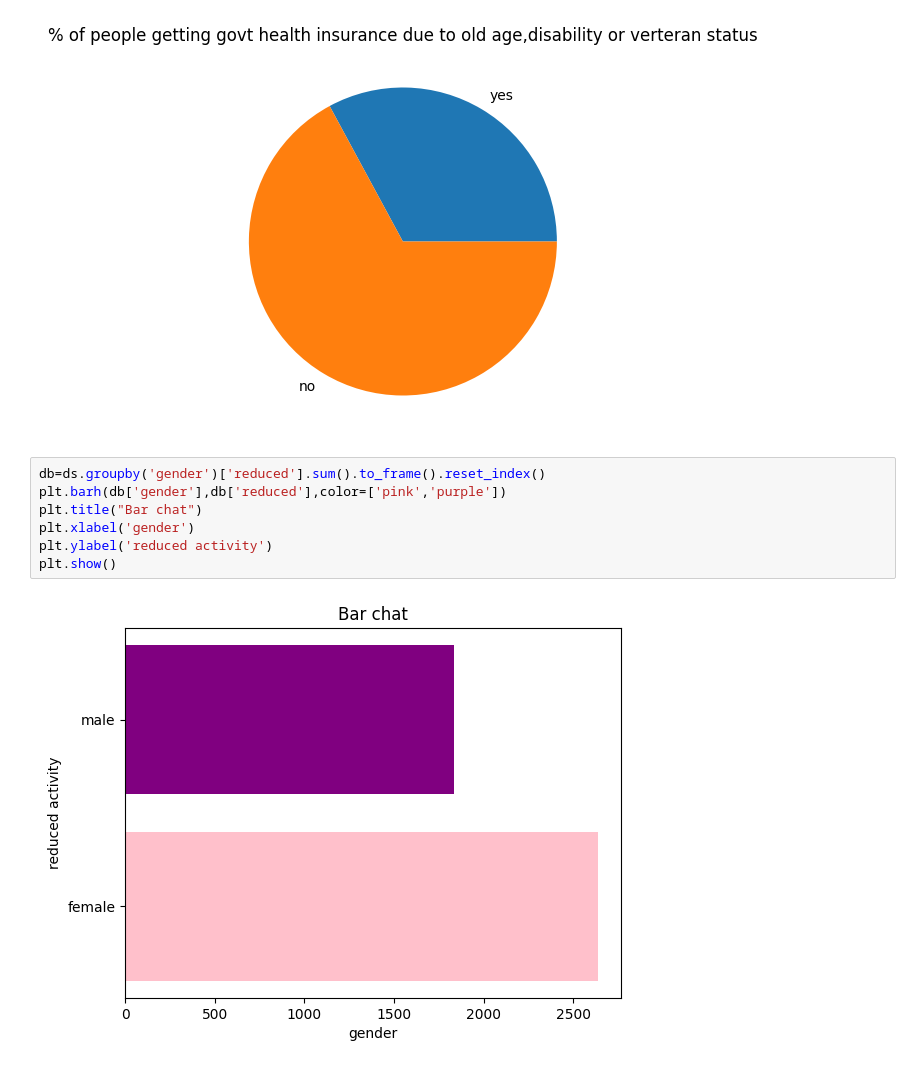
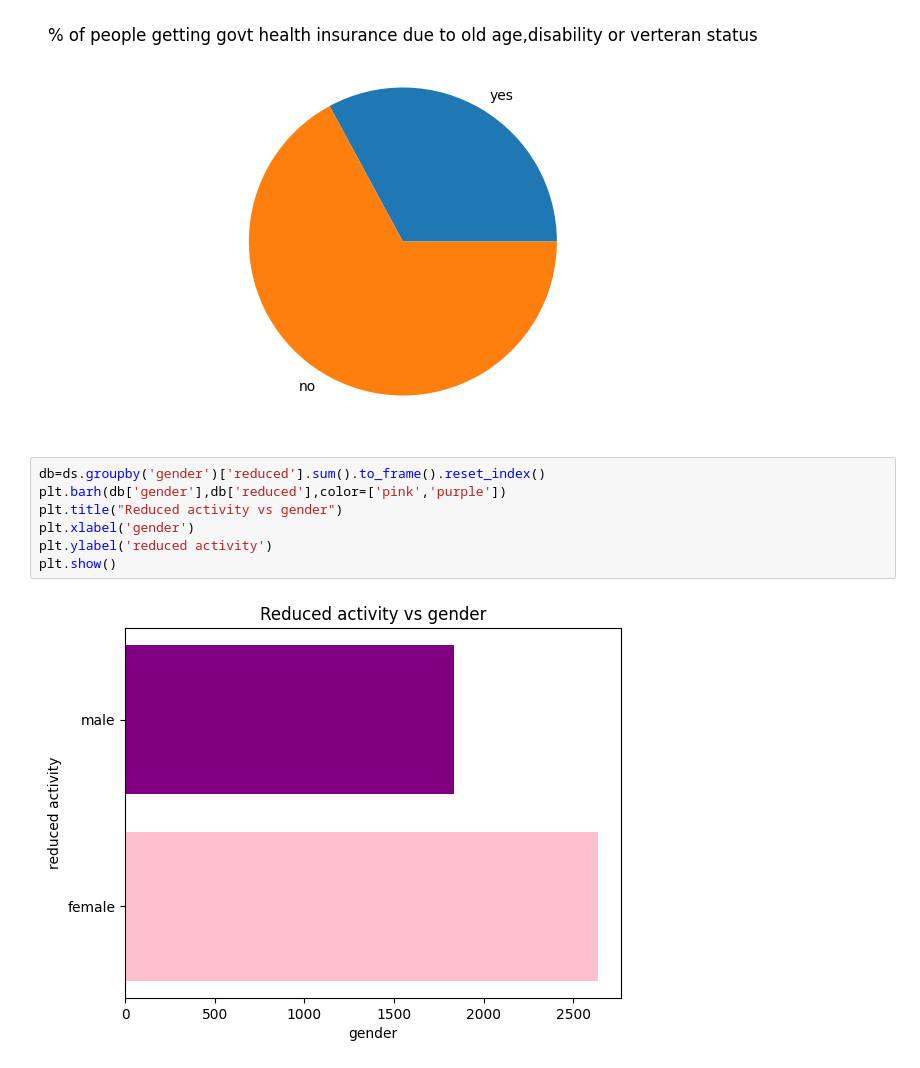
Before and after one commit to saisree-2204/my_kinda_codes, a Jupyter notebook: Doctor_visit_analysis.ipynb, the cells around one changed output. Saved outputs shown, nothing was run; the diff lists cells and outputs as text.

```diff
--- a/Doctor_visit_analysis.ipynb
+++ b/Doctor_visit_analysis.ipynb
@@ -250,9 +250,9 @@ plt.show()
 # %%
 db=ds.groupby('gender')['reduced'].sum().to_frame().reset_index()
 plt.barh(db['gender'],db['reduced'],color=['pink','purple'])
-plt.title("Bar chat")
+plt.title("Reduced activity vs gender")
 plt.xlabel('gender')
 plt.ylabel('reduced activity')
 plt.show()
 # %% [output]
-[figure, old version]
+[figure, new version]
```
Also changed, not shown: parts of 1 cell of this notebook.
